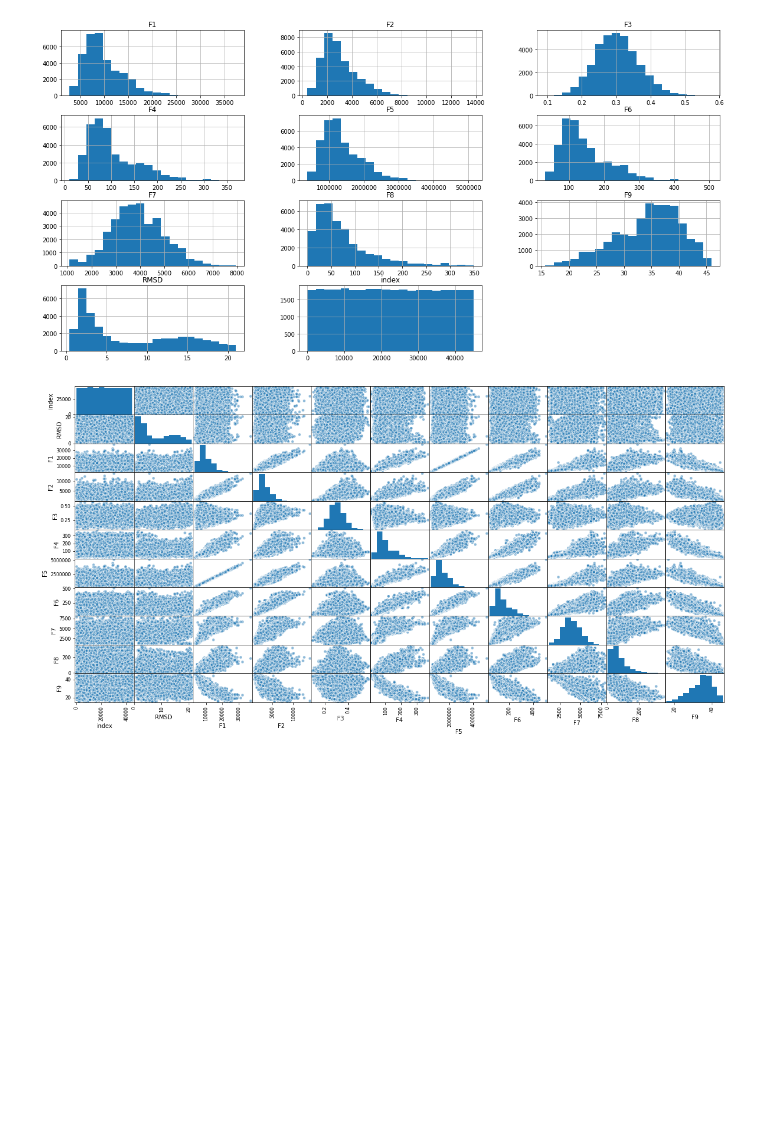
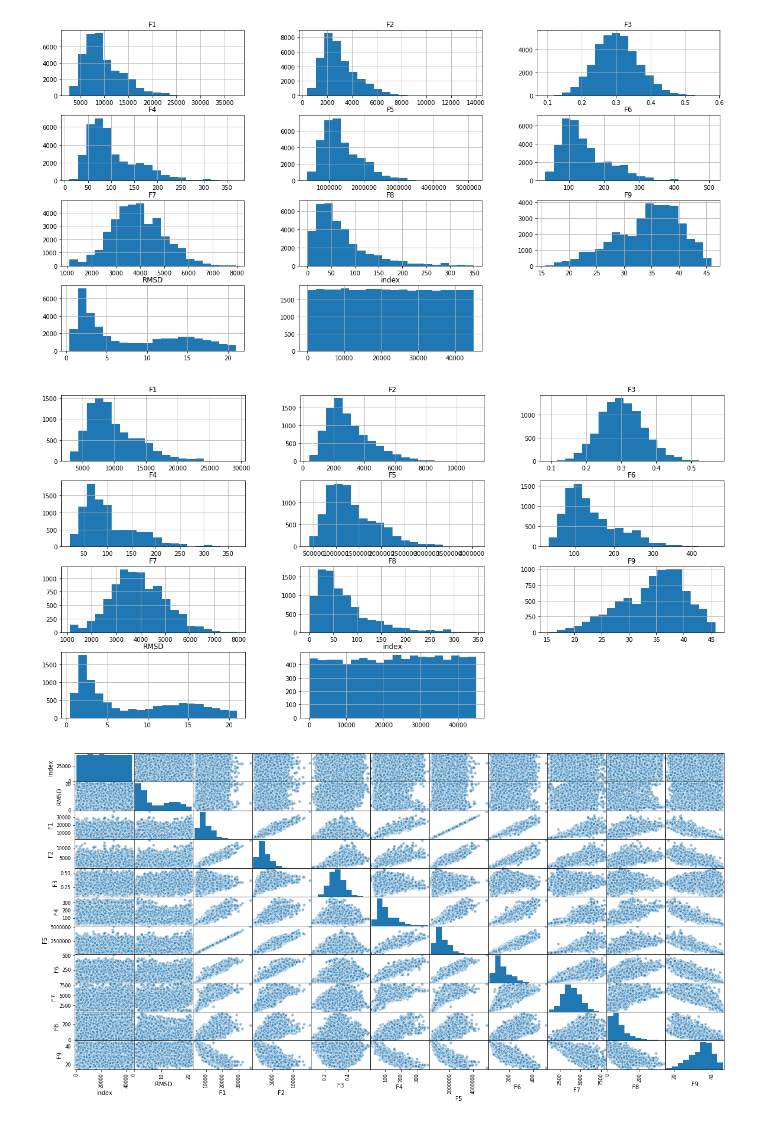
Before and after one commit to aniket-ak/Machine-Learning-CASP-Dataset, a Jupyter notebook: CASP_Exploring_Design_Space_with_pipelines.ipynb, the cells around one changed output. Saved outputs shown, nothing was run; the diff lists cells and outputs as text; code cells hidden in the pictures; blank space fills up the shorter version.

```diff
--- a/CASP_Exploring_Design_Space_with_pipelines.ipynb
+++ b/CASP_Exploring_Design_Space_with_pipelines.ipynb
@@ -186,6 +186,10 @@ for set_ in (casp_train_set, casp_test_set):
 casp_train_set.hist(bins=20, figsize=(20,10));
 # %% [output]
 [figure]
+# %%
+casp_test_set.hist(bins=20, figsize=(20,10));
+# %% [output]
+[figure, added]
 # %%
 pd.plotting.scatter_matrix(casp_train_set, figsize=(20,10), edgecolors='w', s=100);
 # %% [output]
```
Also changed, not shown: parts of 10 cells of this notebook.
